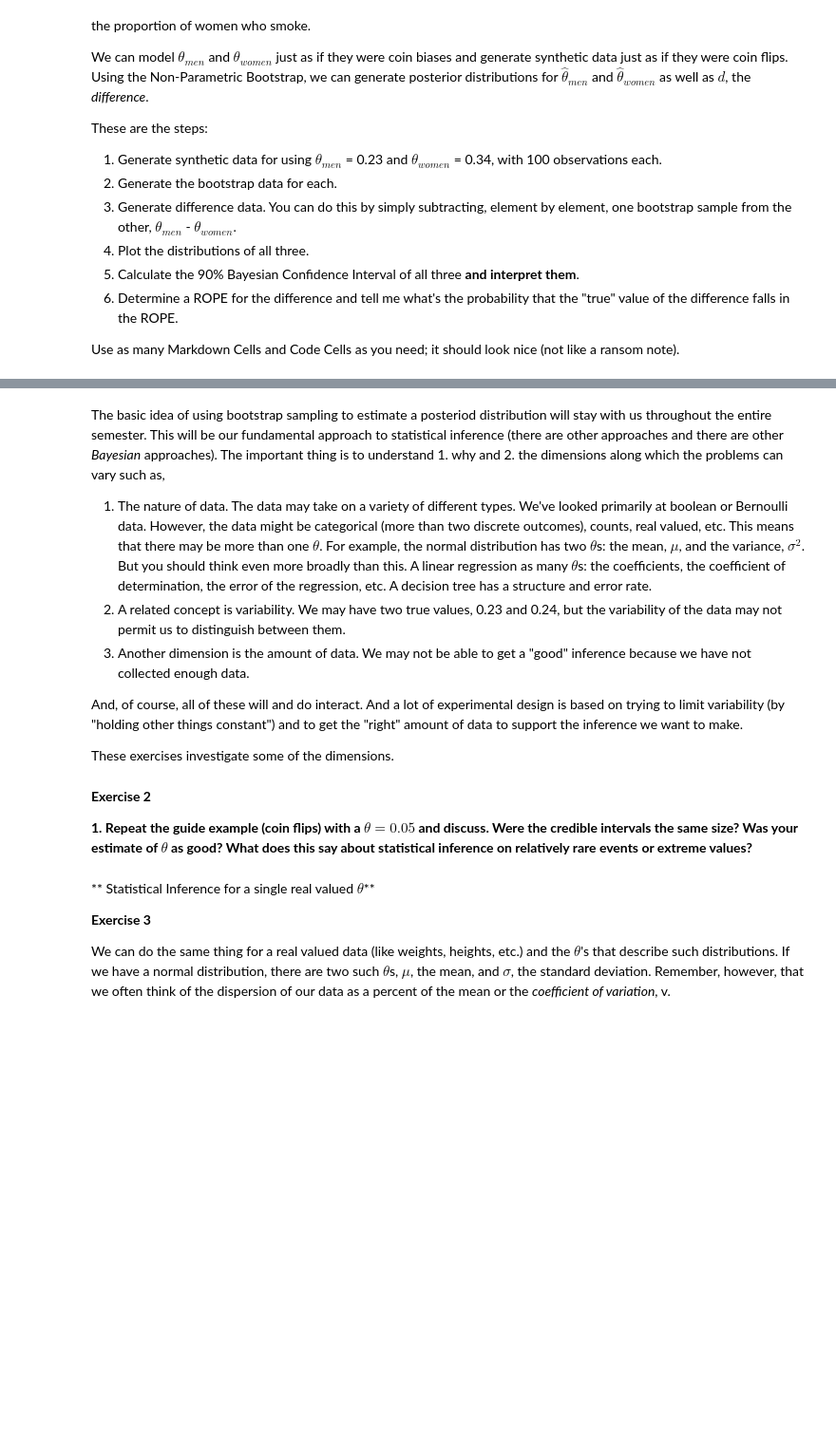
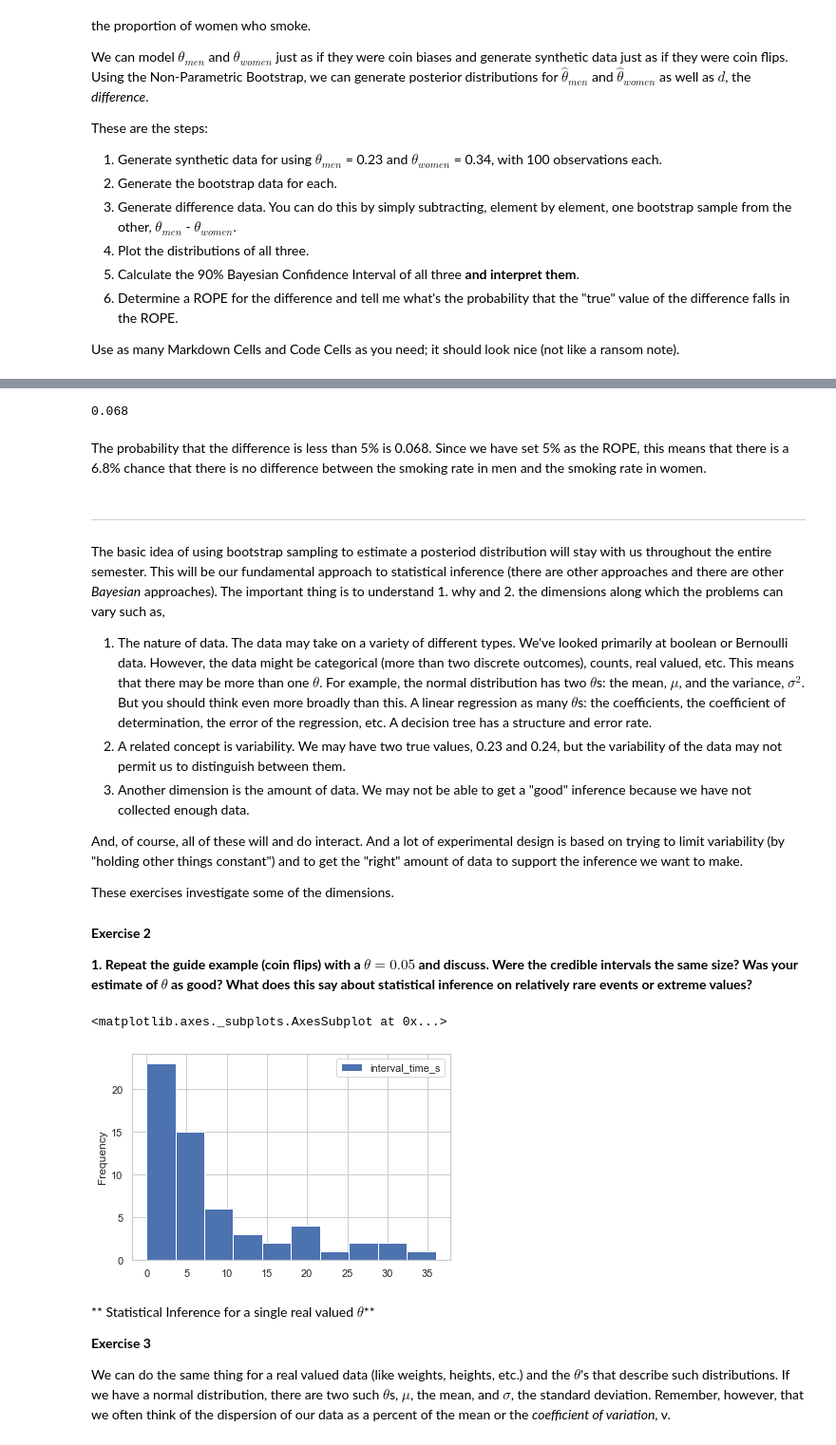
Before and after one commit to natemcintosh/en_685_648_data_science, a Jupyter notebook: 7_module/lab/nmcinto2.ipynb, the cells around one changed output, grey strips where cells are left out. Shown: that part at 95% size. Cells and saved outputs as stored; diff of their text form; code cells hidden in the pictures; blank space fills up the shorter version.

```diff
--- a/7_module/lab/nmcinto2.ipynb
+++ b/7_module/lab/nmcinto2.ipynb
@@ -154,4 +246,11 @@ Use as many Markdown Cells and Code Cells as you need; it should look nice (not
+# %%
+(np.abs(difference_posterior) < 0.025).mean()
+# %% [output]
+0.068
+# %% [markdown]
+The probability that the difference is less than 5% is 0.068. Since we have set 5% as the ROPE, this means that there is a 6.8% chance that there is no difference between the smoking rate in men and the smoking rate in women.
 # %% [markdown]
+---
 The basic idea of using bootstrap sampling to estimate a posteriod distribution will stay with us throughout the entire semester. This will be our fundamental approach to statistical inference (there are other approaches and there are other *Bayesian* approaches). The important thing is to understand 1. why and 2. the dimensions along which the problems can vary such as,
 
 1. The nature of data. The data may take on a variety of different types. We've looked primarily at boolean or Bernoulli data. However, the data might be categorical (more than two discrete outcomes), counts, real valued, etc. This means that there may be more than one $\theta$. For example, the normal distribution has two $\theta$s: the mean, $\mu$, and the variance, $\sigma^2$. But you should think even more broadly than this. A linear regression as many $\theta$s: the coefficients, the coefficient of determination, the error of the regression, etc. A decision tree has a structure and error rate.
@@ -167,6 +266,13 @@ These exercises investigate some of the dimensions.
 **1\. Repeat the guide example (coin flips) with a $\theta = 0.05$ and discuss. Were the credible intervals the same size? Was your estimate of $\theta$ as good? What does this say about statistical inference on relatively rare events or extreme values?**
 # %%
 np.random.seed([87928356])
+# %%
+import pandas as pd
+df = pd.read_csv("/Users/mcintna1/Documents/Masters/en_685_648_data_science/7_module/discussion/arrival_times.csv")
+df.plot.hist()
+# %% [output]
+<matplotlib.axes._subplots.AxesSubplot at 0x...>
+[figure, added]
 # %% [markdown]
 ** Statistical Inference for a single real valued $\theta$**
 
```
Also changed, not shown: parts of 21 cells of this notebook, 3 other files.
